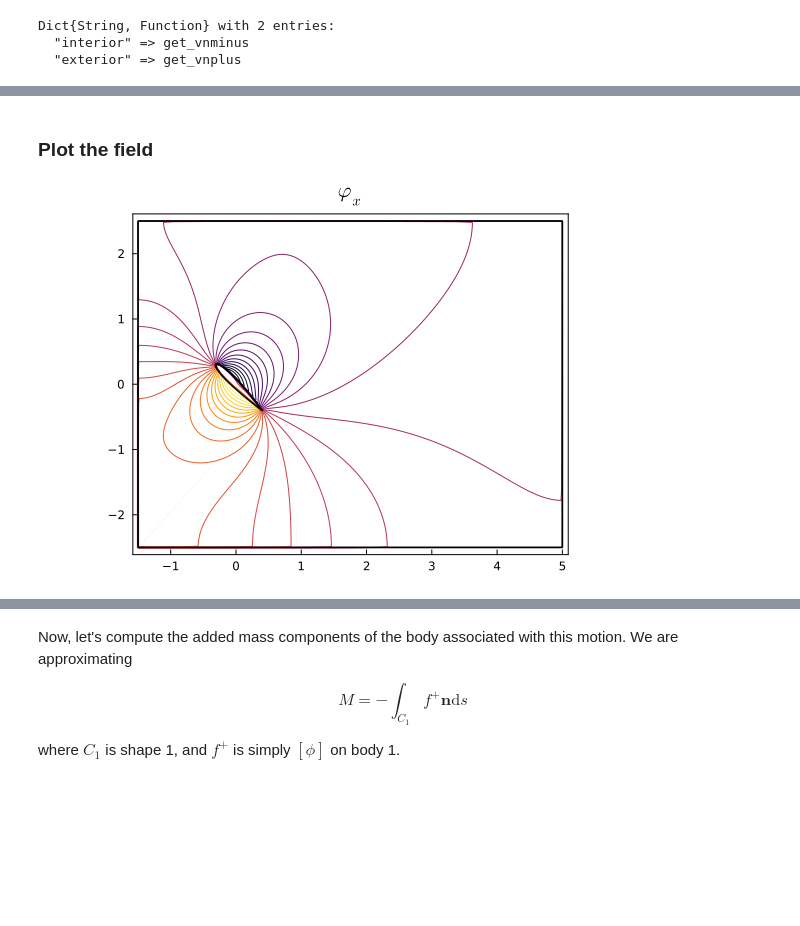
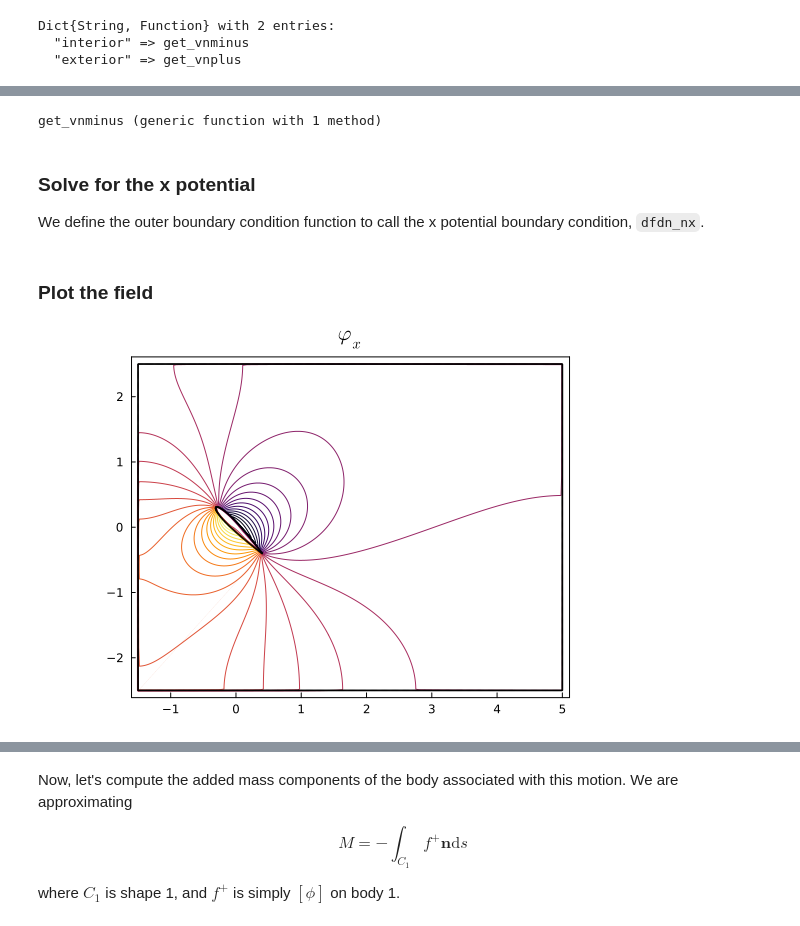
Before and after one commit to jdeldre/MassivelySeparatedFlows.jl, a Jupyter notebook: notebooks/Auxiliary potential fields.ipynb, the cells around one changed output, grey strips where cells are left out. Saved outputs shown, nothing was run; the diff lists cells and outputs as text; code cells hidden in the pictures; blank space fills up the shorter version.

Commit message:
Simplified the auxiliary potential notebook, putting the solver into the source code

```diff
--- a/notebooks/Auxiliary potential fields.ipynb
+++ b/notebooks/Auxiliary potential fields.ipynb
@@ -228,8 +119,22 @@ f, df, s, ds = solve(prob,sys);
+# %%
+function get_vnminus(base_cache,phys_params)
+    vnminus = zeros_surface(base_cache)
+    return vnminus
+end
+# %% [output]
+get_vnminus (generic function with 1 method)
+# %% [markdown]
+### Solve for the x potential
+We define the outer boundary condition function to call the x potential boundary condition, `dfdn_nx`.
+# %%
+get_vnplus(base_cache,phys_params) = dfdn_nx(base_cache,phys_params)
+
+fx, dfx, sx, dsx = solve(prob,sys);
 # %% [markdown]
 ### Plot the field
 # %%
-ps = plot(f,sys,layers=true,levels=30,title="\$ϕ_x\$")
+ps = plot(fx,sys,layers=true,levels=30,title="\$ϕ_x\$")
 #savefig(ps,"phix.pdf")
 ps
 # %% [output]
-[figure, old version]
+[figure, new version]
```
Also changed, not shown: parts of 22 cells of this notebook, 3 other files.
